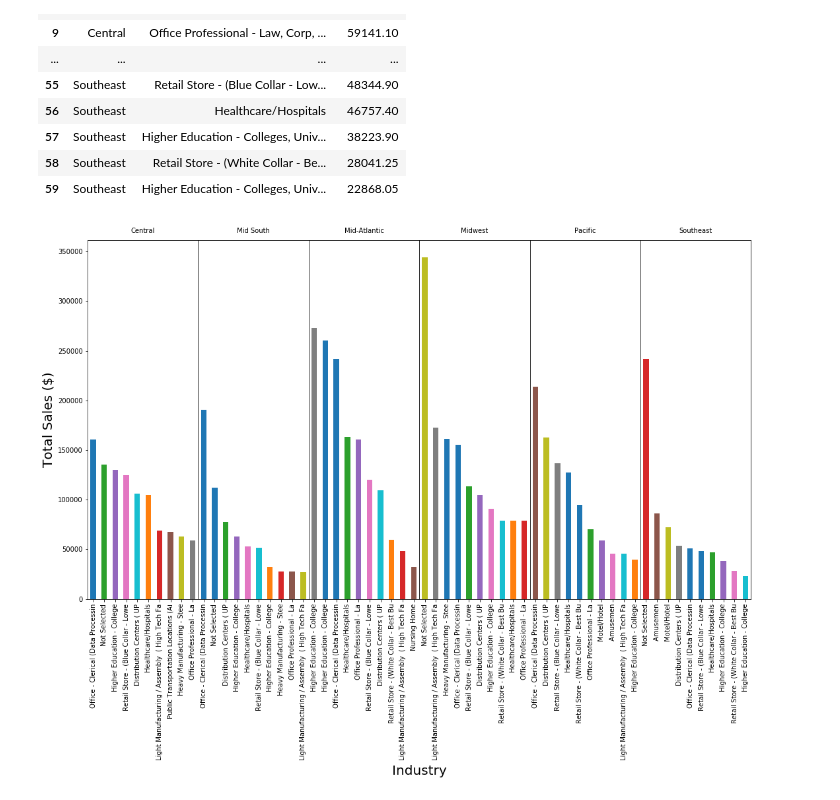
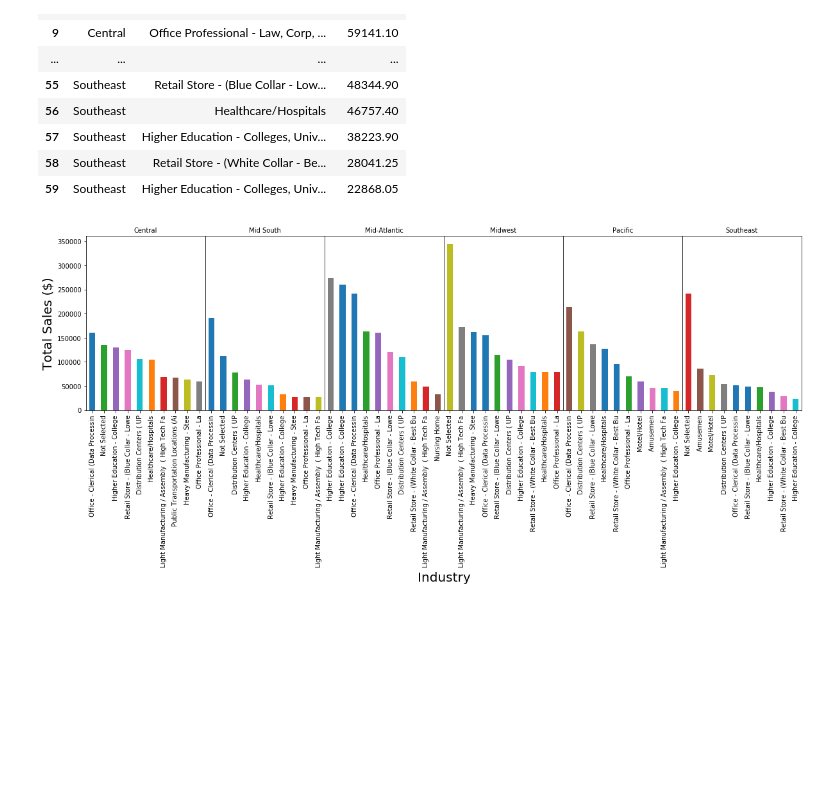
Before and after one commit to hillcou1/Project1, a Jupyter notebook: Project1/VendingDataAnalysis.ipynb, the cells around one changed output. Saved outputs shown, nothing was run; the diff lists cells and outputs as text; code cells hidden in the pictures; blank space fills up the shorter version.

```diff
--- a/Project1/VendingDataAnalysis.ipynb
+++ b/Project1/VendingDataAnalysis.ipynb
@@ -445,19 +498,19 @@ top_sales.nlargest(10).reset_index()
 | 59 | Southeast | Higher Education - Colleges, Univ... | 22868.05 |
 # %%
 top_ind_region = top_sales.nlargest(10)
-ax = top_ind_region.plot(kind='bar', figsize= (18,10) , color=["#1f77b4", "#2ca02c", "#9467bd", "#e377c2", "#17becf", "#ff7f0e", "#d62728", "#8c564b", "#bcbd22", "#7f7f7f"])
+ax = top_ind_region.plot(kind='bar', figsize= (20,5) , color=["#1f77b4", "#2ca02c", "#9467bd", "#e377c2", "#17becf", "#ff7f0e", "#d62728", "#8c564b", "#bcbd22", "#7f7f7f"])
 
 ct_industry = top_ind_region.groupby("Region").count()
 nplines = np.cumsum(ct_industry)
 for i in range(len(ct_industry)):
     title = ct_industry.index.values[i]
     ax.axvline(nplines[i]-.5, lw=0.8, color= "k")
     ax.text(nplines[i]-(ct_industry[i]+1)/2., 1.02, title, ha='center', transform=ax.get_xaxis_transform())
 
 ax.set_xticklabels([l.get_text().split(",")[1][:-1] for l in ax.get_xticklabels()])
 plt.xlabel('Industry', fontsize=20)
 plt.ylabel('Total Sales ($)', fontsize=20)
 plt.savefig('IndustrySalesbyRegion.png')
 plt.show()
 # %% [output]
-[figure, old version]
+[figure, new version]
```
Also changed, not shown: parts of 7 cells of this notebook, 2 other files.
